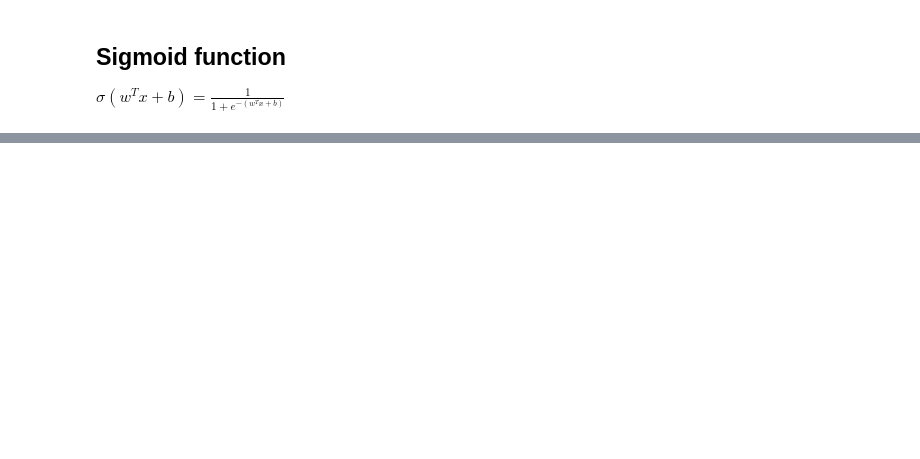
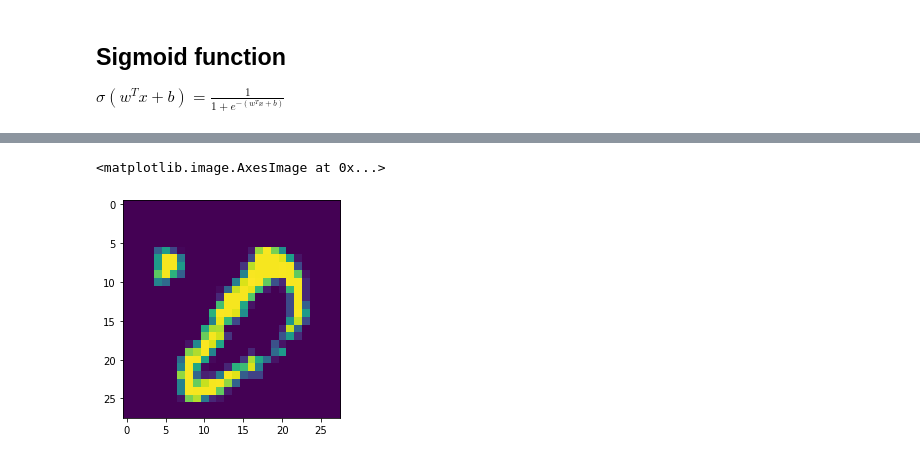
Before and after one commit to Alexzerntev/deep-learning, a Jupyter notebook: logistic-regression.ipynb, the cells around one changed output, grey strips where cells are left out. Saved outputs shown, nothing was run; the diff lists cells and outputs as text; code cells hidden in the pictures; blank space fills up the shorter version.

```diff
--- a/logistic-regression.ipynb
+++ b/logistic-regression.ipynb
@@ -55,0 +321,5 @@ def initialize_with_zeros(dim):
+# %%
+plt.imshow(X_test_binary[2031])
+# %% [output]
+<matplotlib.image.AxesImage at 0x...>
+[figure, added]
```
Also changed, not shown: parts of 27 cells of this notebook, 2 other files.
